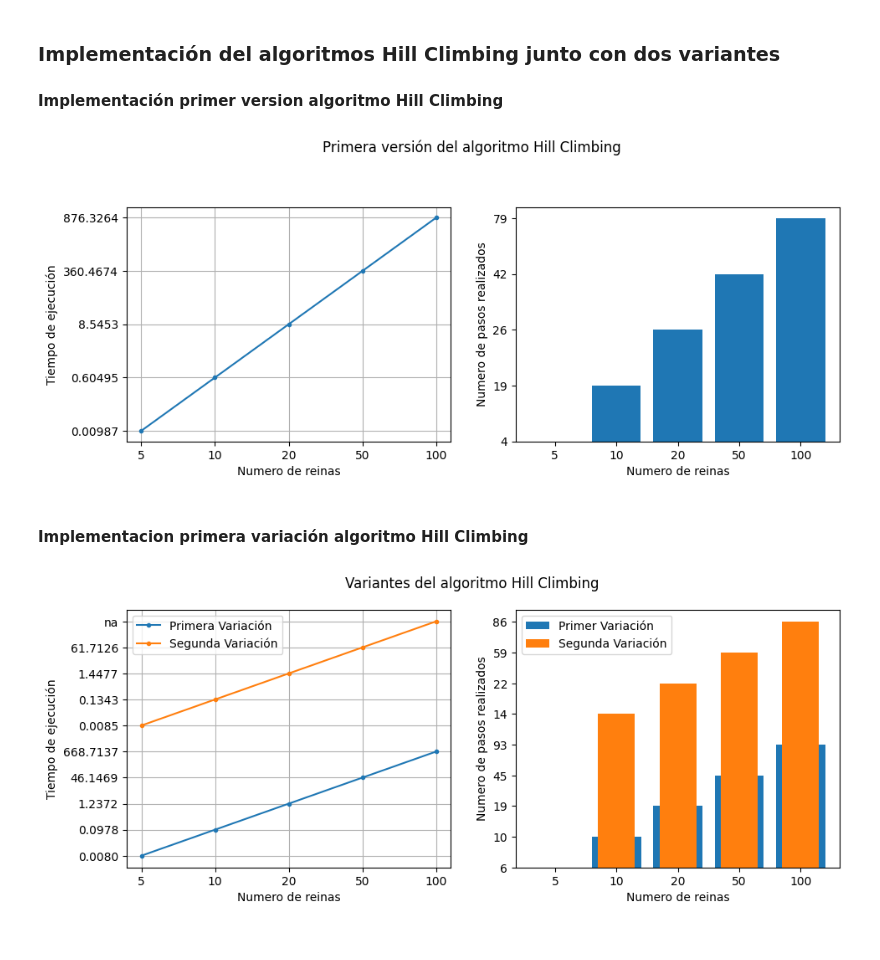
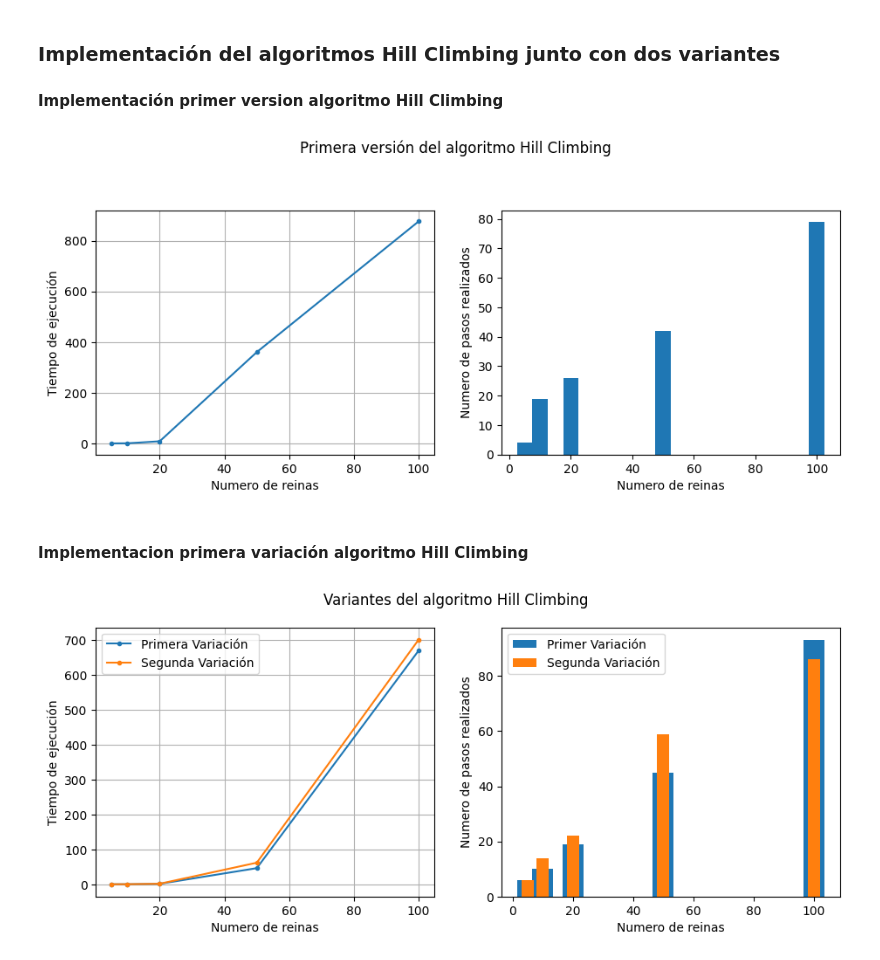
Before and after one commit to SebastianCastro23/N_Queens, a Jupyter notebook: N-Queens problem-Notebook.ipynb, the cells around one changed output. Drawn from its saved outputs; the diff is of its cells as text; code cells hidden in the pictures.

```diff
--- a/N-Queens problem-Notebook.ipynb
+++ b/N-Queens problem-Notebook.ipynb
@@ -37,29 +47,30 @@ plt.show()
 <h4>Implementación primer version algoritmo Hill Climbing</h4>
 # %%
 import csv
+import matplotlib.pyplot as plt
 dataHillClimbing = csv.reader(open('AlgorithmTimeData/HillCimbing.csv'))
 results = [] #primer arreglo indexado corresponde al tiempo, el segundo salida de tiempo del programa y tercero el numero de pasos ejecutados
 for row in dataHillClimbing:
     if row != []:
         for x in row:
             results.append([i for i in x.split(';') if i!='' ])
-time = [results[0][i] for i in range(1,len(results[0]))]
-n_queens = [results[1][i] for i in range(1,len(results[1]))]
-steps = [results[2][i] for i in range(1,len(results[2]))]
+time = [float(results[0][i]) for i in range(1,len(results[0]))]
+n_queens = [float(results[1][i]) for i in range(1,len(results[1]))]
+steps = [float(results[2][i]) for i in range(1,len(results[2]))]
 plt.figure(figsize=(11,8))
 plt.subplot(2,2,1)
 plt.grid()
 plt.plot(n_queens,time,marker='.')
 plt.xlabel("Numero de reinas")
 plt.ylabel("Tiempo de ejecución")
 plt.subplot(2,2,2)
-plt.bar(n_queens,steps)
+plt.bar(n_queens,steps,width=5)
 plt.ylabel("Numero de pasos realizados")
 plt.xlabel("Numero de reinas")
 plt.suptitle("Primera versión del algoritmo Hill Climbing")
 plt.show()
 # %% [output]
-[figure, old version]
+[figure, new version]
 # %% [markdown]
 <h4>Implementacion primera variación algoritmo Hill Climbing</h4>
 # %%
@@ -71,11 +82,11 @@ for row in dataHillClimbing_Variante:
         for x in row:
             results.append([i for i in x.split(';') if i!='' ])
 
-n_queens = [results[len(results)-1][i] for i in range(1,len(results[1]))]
-time_primeraVer = [results[0][i] for i in range(1,len(results[0]))]
-steps_primeraVer = [results[1][i] for i in range(1,len(results[2]))]
-time_segundaVer = [results[2][i] for i in range(1,len(results[0]))]
-setps_segundaVer = [results[3][i] for i in range(1,len(results[2]))]
+n_queens = [int(results[len(results)-1][i]) for i in range(1,len(results[1]))]
+time_primeraVer = [float(results[0][i]) for i in range(1,len(results[0]))]
+steps_primeraVer = [float(results[1][i]) for i in range(1,len(results[2]))]
+time_segundaVer = [float(results[2][i]) for i in range(1,len(results[0]))]
+setps_segundaVer = [float(results[3][i]) for i in range(1,len(results[2]))]
 
 plt.figure(figsize=(11,4))
 plt.subplot(1,2,1)
@@ -87,8 +98,8 @@ plt.ylabel("Tiempo de ejecución")
 plt.legend()
 
 plt.subplot(1,2,2)
-plt.bar(n_queens,steps_primeraVer,label="Primer Variación")
-plt.bar(n_queens,setps_segundaVer,width=0.6,label="Segunda Variación")
+plt.bar(n_queens,steps_primeraVer,width=7,label="Primer Variación")
+plt.bar(n_queens,setps_segundaVer,width=4,label="Segunda Variación")
 plt.ylabel("Numero de pasos realizados")
 plt.xlabel("Numero de reinas")
 plt.legend()
@@ -96,4 +107,4 @@ plt.legend()
 plt.suptitle("Variantes del algoritmo Hill Climbing")
 plt.show()
 # %% [output]
-[figure, old version]
+[figure, new version]
```
Also changed, not shown: parts of 5 cells of this notebook, 5 other files.
